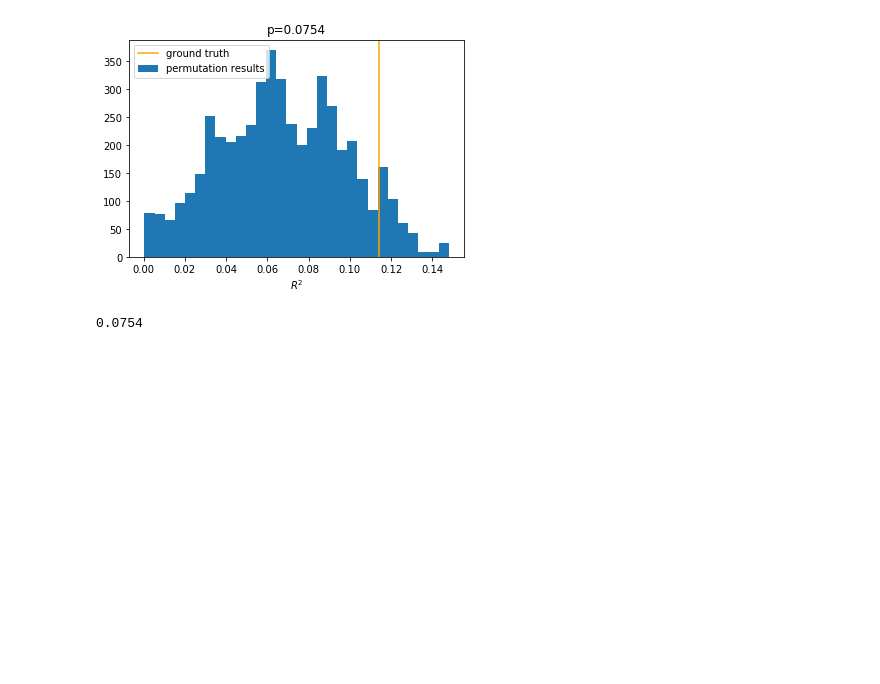
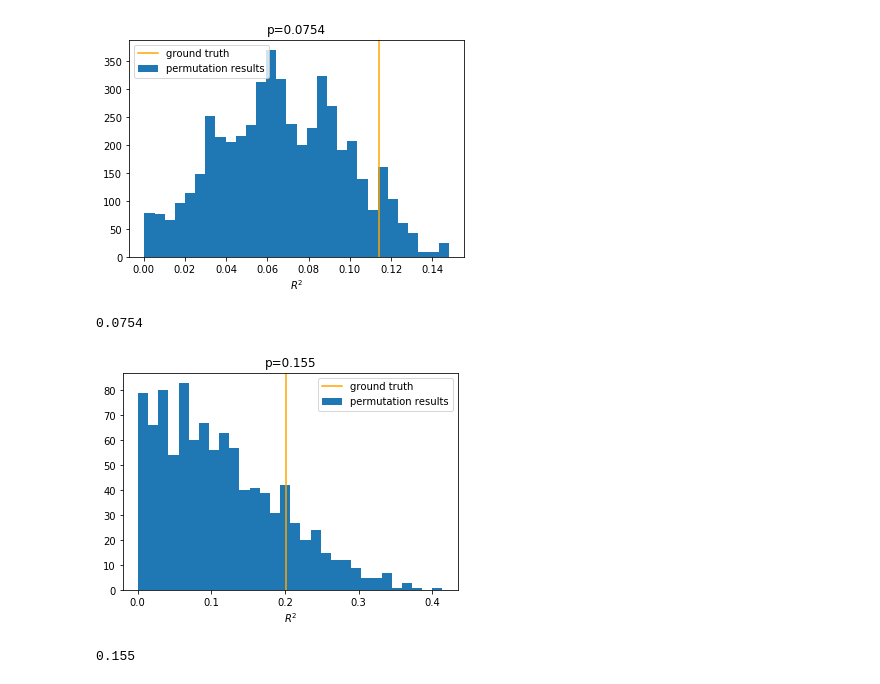
Before and after one commit to neuromodulation/icn, a Jupyter notebook: ECOG_vs_STN/Results_Analysis/stat_permutation_test.ipynb, the cells around one changed output. Saved outputs shown, nothing was run; the diff lists cells and outputs as text; code cells hidden in the pictures; blank space fills up the shorter version.

Commit message:
add stat permutation test

```diff
--- a/ECOG_vs_STN/Results_Analysis/stat_permutation_test.ipynb
+++ b/ECOG_vs_STN/Results_Analysis/stat_permutation_test.ipynb
@@ -165,3 +165,50 @@ permutationTestMedianSplit(x=np.array(df_comp["r2"]), y=np.array(df_comp["pred"]
 # %% [output]
 [figure]
 0.0754
+# %%
+### Now write a second version where two distributions are compared
+### Write this as a function
+def permutationTest(x, y, plot_=True, x_unit=None, p=5000):
+    """
+    Calculate permutation test
+    https://towardsdatascience.com/how-to-assess-statistical-significance-in-your-data-with-permutation-tests-8bb925b2113d
+
+    x (np array) : first distr.
+    y (np array) : first distr.
+    plot_ (boolean) : if True: permutation histplot and ground truth will be potted
+    x_unit (str) : histplot xlabel
+    p (int): number of permutations
+    """
+
+
+    # compute ground truth difference
+    gT = np.abs(np.average(x) - np.average(y))
+
+
+    pV = np.concatenate((x,y), axis=0)
+    pS = copy.copy(pV)
+    #Initialize permutation:
+    pD = []
+    # Permutation loop:
+    for i in range(0,p):
+      # Shuffle the data:
+        random.shuffle(pS)
+        # Compute permuted absolute difference of your two sampled distributions and store it in pD:
+        pD.append(np.abs(np.average(pS[0:int(len(pS)/2)]) - np.average(pS[int(len(pS)/2):])))
+
+    # calculate p value
+    p_val = len(np.where(pD>=gT)[0])/p
+
+    if plot_ is True:
+        plt.hist(pD, bins=30,label="permutation results")
+        plt.axvline(gT, color="orange", label="ground truth")
+        plt.title("p="+str(p_val))
+        plt.xlabel(r"$R^2$")
+        plt.legend()
+        plt.show()
+    return p_val
+# %%
+permutationTest(np.random.random(10), np.random.random(10), True, "keine", 1000)
+# %% [output]
+[figure, added]
+0.155
```
Also changed, not shown: 1 other file.
